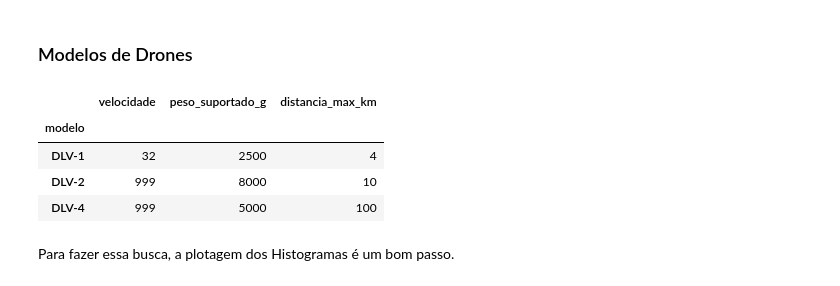
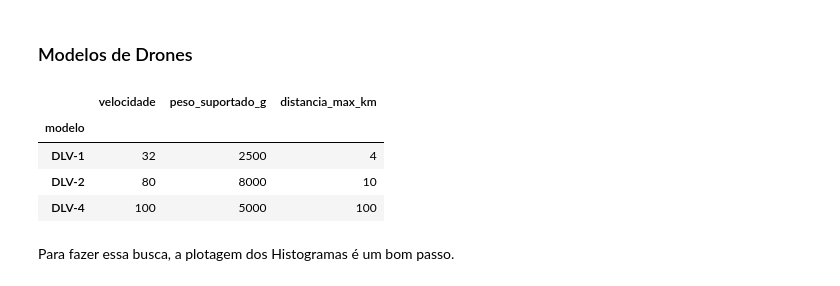
Before and after one commit to ronaldolg26/Efeito_drones_saopaulo, a Jupyter notebook: Drone_ecommerce.ipynb, the cells around one changed output. Cells and saved outputs as stored; diff of their text form; code cells hidden in the pictures.

```diff
--- a/Drone_ecommerce.ipynb
+++ b/Drone_ecommerce.ipynb
@@ -181,18 +169,18 @@ Produtos como esses podem gerar otliers na analise. Logo, a busca e eliminção
 # %%
 #Caracteristicas dos drones
 drone = {'modelo': ['DLV-1','DLV-2','DLV-4'],
-         'velocidade': [32,999,999],
+         'velocidade': [32,80,100],
          'peso_suportado_g': [2500,8000,5000],
          'distancia_max_km': [4,10,100]
          }
 drone = pd.DataFrame(drone).set_index('modelo')
 drone
 # %% [output]
 |  | velocidade | peso_suportado_g | distancia_max_km |
 | modelo |  |  |  |
 | DLV-1 | 32 | 2500 | 4 |
-| DLV-2 | 999 | 8000 | 10 |
-| DLV-4 | 999 | 5000 | 100 |
+| DLV-2 | 80 | 8000 | 10 |
+| DLV-4 | 100 | 5000 | 100 |
 # %% [markdown]
 Para fazer essa busca, a plotagem dos Histogramas é um bom passo.
 # %%
```
Also changed, not shown: parts of 44 cells of this notebook.
